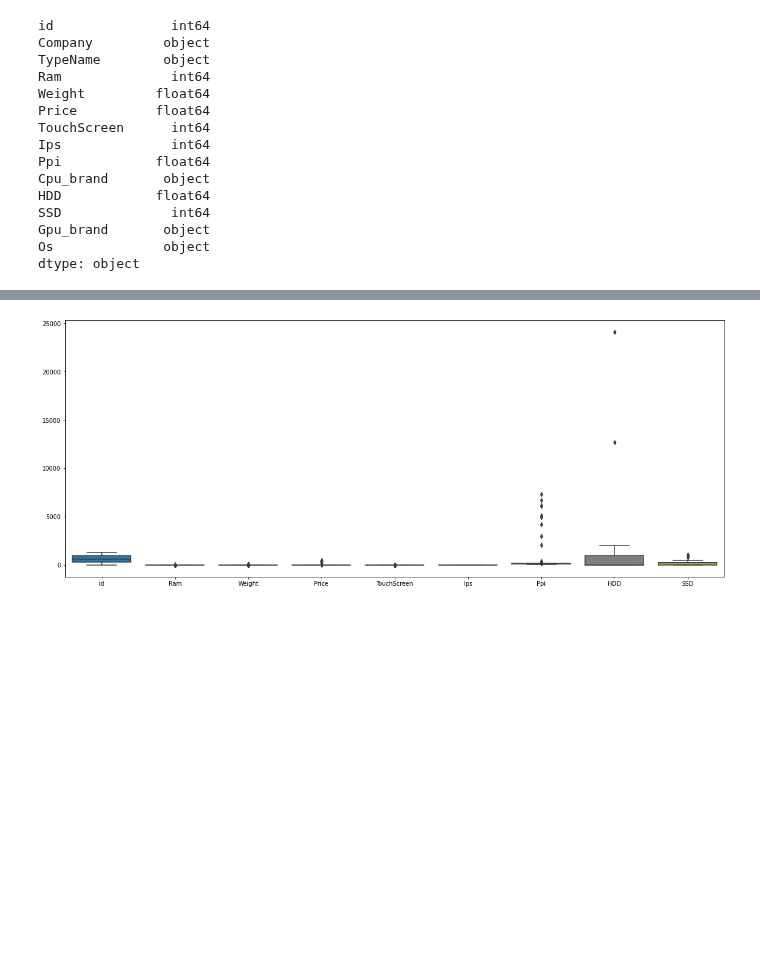
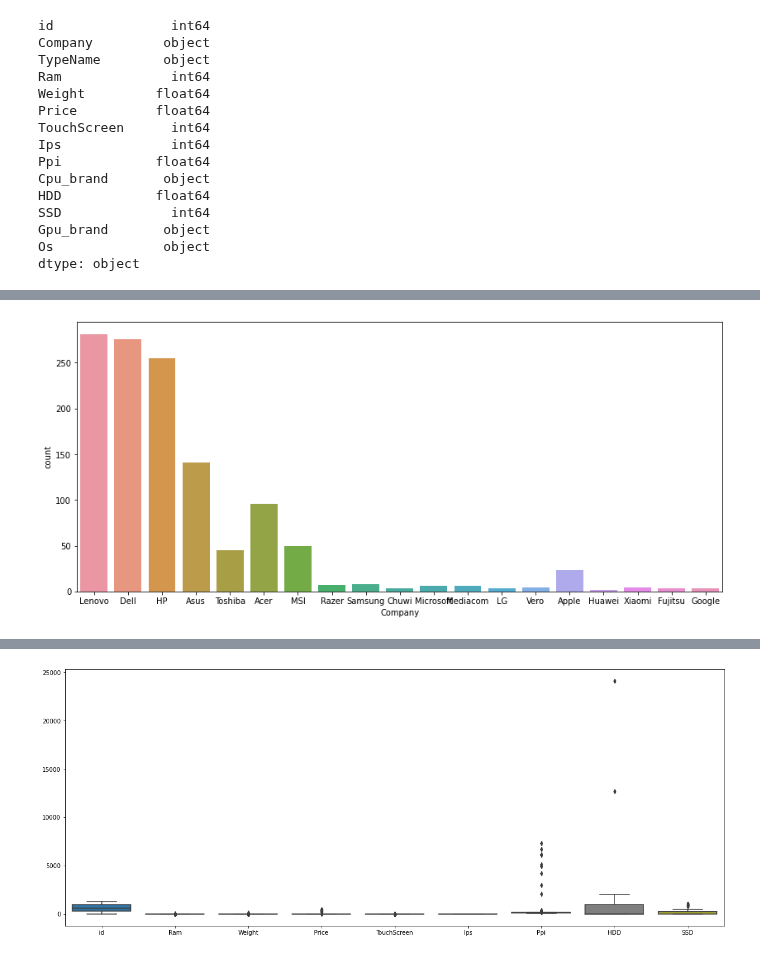
Before and after one commit to montejs3/Bi, a Jupyter notebook: LabBi/Lab2-Regresion/lab2.ipynb, the cells around one changed output, grey strips where cells are left out. Cells and saved outputs as stored; diff of their text form; code cells hidden in the pictures; blank space fills up the shorter version.

```diff
--- a/LabBi/Lab2-Regresion/lab2.ipynb
+++ b/LabBi/Lab2-Regresion/lab2.ipynb
@@ -64,0 +113,6 @@ df.sample(5)
+# %%
+plt.figure(figsize=(14, 6))
+sns.countplot(x='Company', data=df)
+plt.show()
+# %% [output]
+[figure, added]
```
Also changed, not shown: parts of 15 cells of this notebook.
